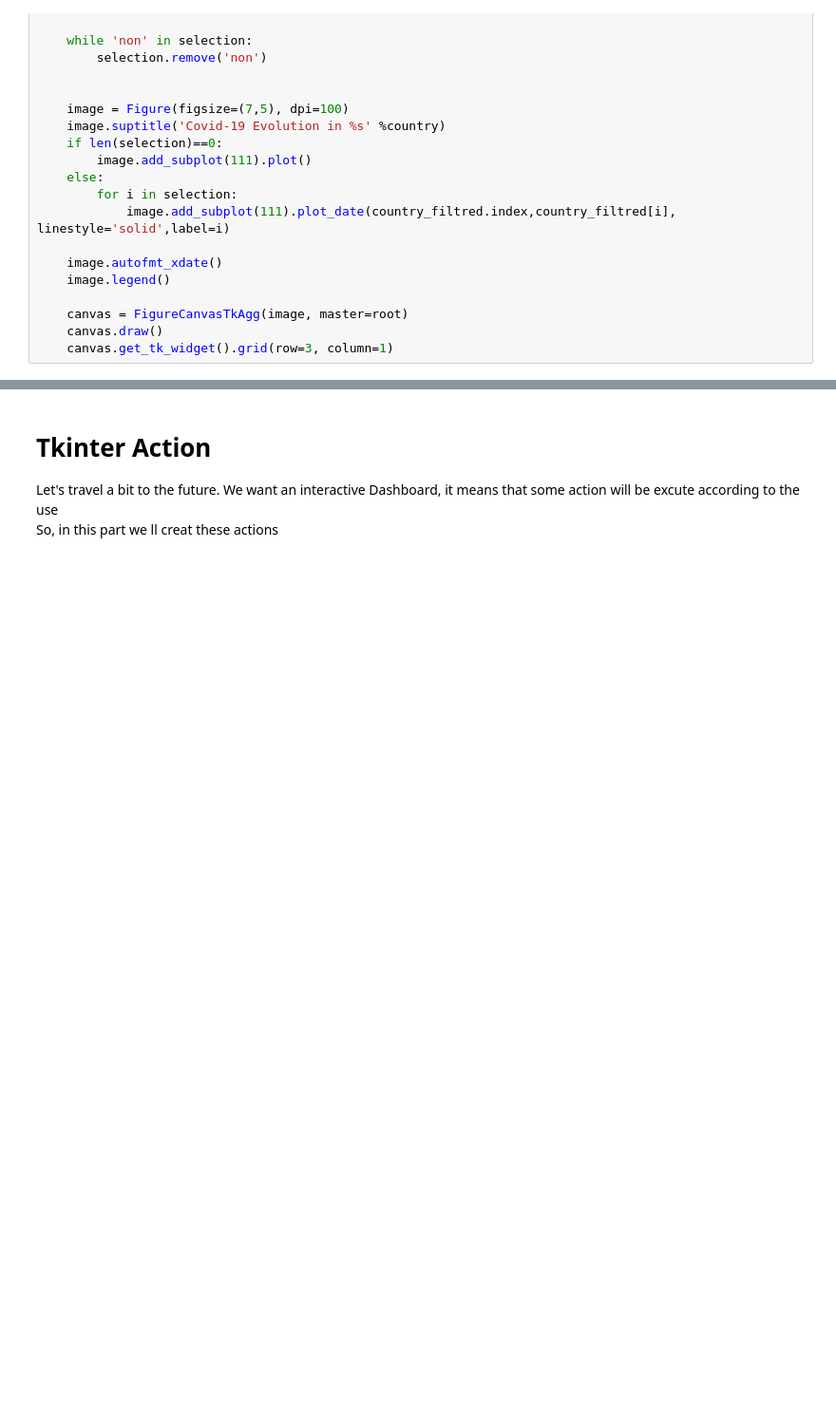
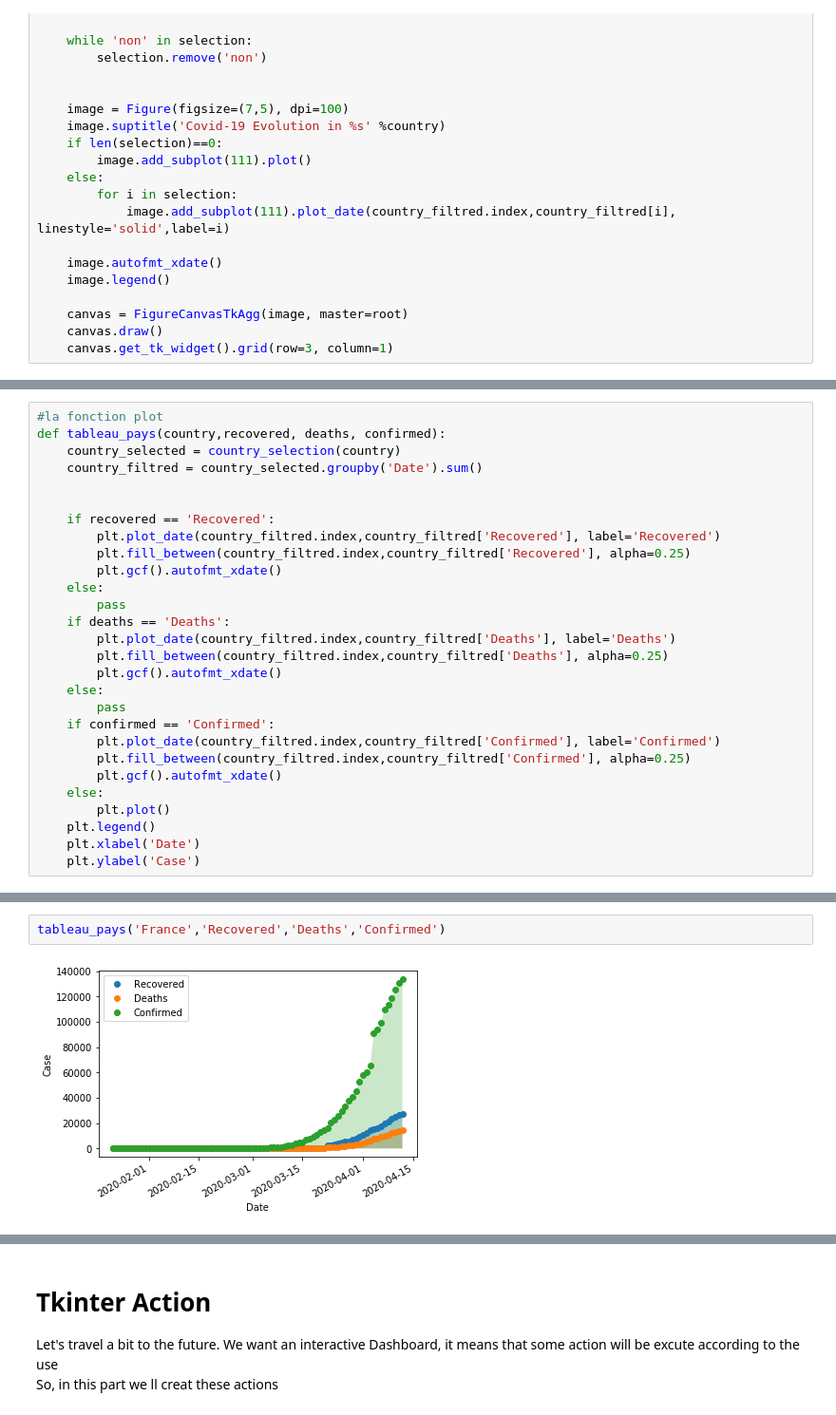
Before and after one commit to ChandrylB/Tkinter_Covid-19, a Jupyter notebook: Tkinter_Covid-19_Visualization.ipynb, the cells around one changed output, grey strips where cells are left out. Shown at 95% size. Drawn from its saved outputs; the diff is of its cells as text; blank space fills up the shorter version.

```diff
--- a/Tkinter_Covid-19_Visualization.ipynb
+++ b/Tkinter_Covid-19_Visualization.ipynb
@@ -147,0 +155,28 @@ def tableau_pays2(country,recovered, deaths, confirmed):
+# %%
+#la fonction plot
+def tableau_pays(country,recovered, deaths, confirmed):
+    country_selected = country_selection(country)
+    country_filtred = country_selected.groupby('Date').sum()
+
+
+    if recovered == 'Recovered':
+        plt.plot_date(country_filtred.index,country_filtred['Recovered'], label='Recovered')
+        plt.fill_between(country_filtred.index,country_filtred['Recovered'], alpha=0.25)
+        plt.gcf().autofmt_xdate()
+    else:
+        pass
+    if deaths == 'Deaths':
+        plt.plot_date(country_filtred.index,country_filtred['Deaths'], label='Deaths')
+        plt.fill_between(country_filtred.index,country_filtred['Deaths'], alpha=0.25)
+        plt.gcf().autofmt_xdate()
+    else:
+        pass
+    if confirmed == 'Confirmed':
+        plt.plot_date(country_filtred.index,country_filtred['Confirmed'], label='Confirmed')
+        plt.fill_between(country_filtred.index,country_filtred['Confirmed'], alpha=0.25)
+        plt.gcf().autofmt_xdate()
+    else:
+        plt.plot()
+    plt.legend()
+    plt.xlabel('Date')
+    plt.ylabel('Case')
@@ -147,0 +195,4 @@ def tableau_pays2(country,recovered, deaths, confirmed):
+# %%
+tableau_pays('France','Recovered','Deaths','Confirmed')
+# %% [output]
+[figure, added]
```
Also changed, not shown: parts of 8 cells of this notebook.
